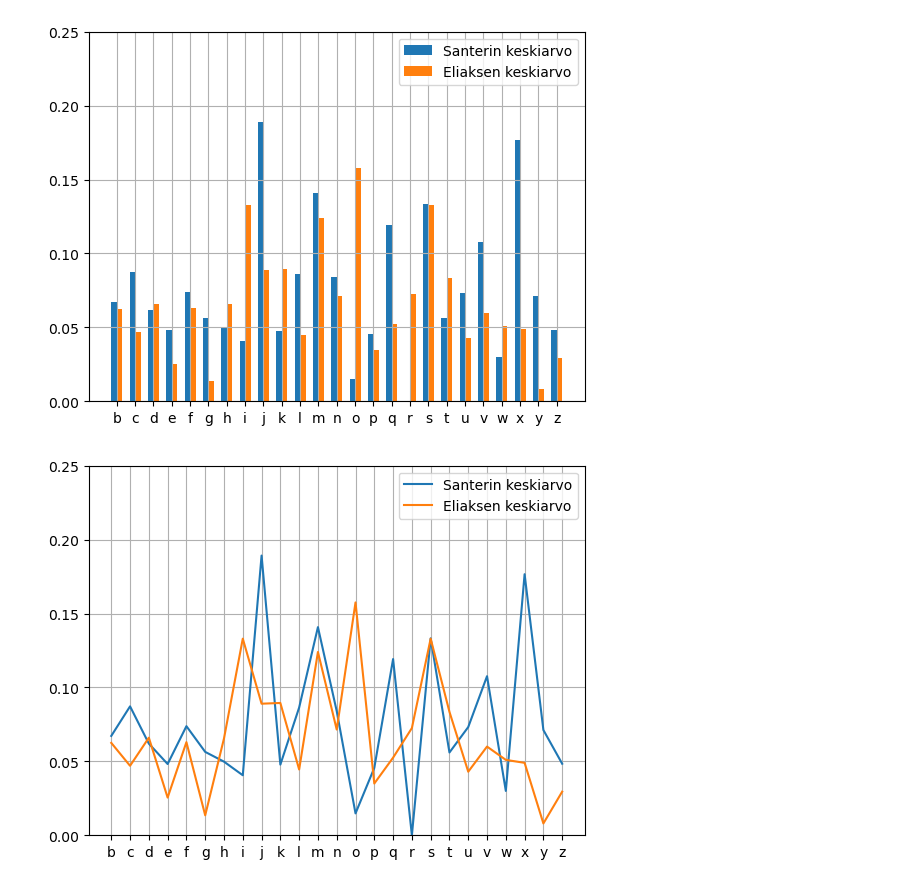
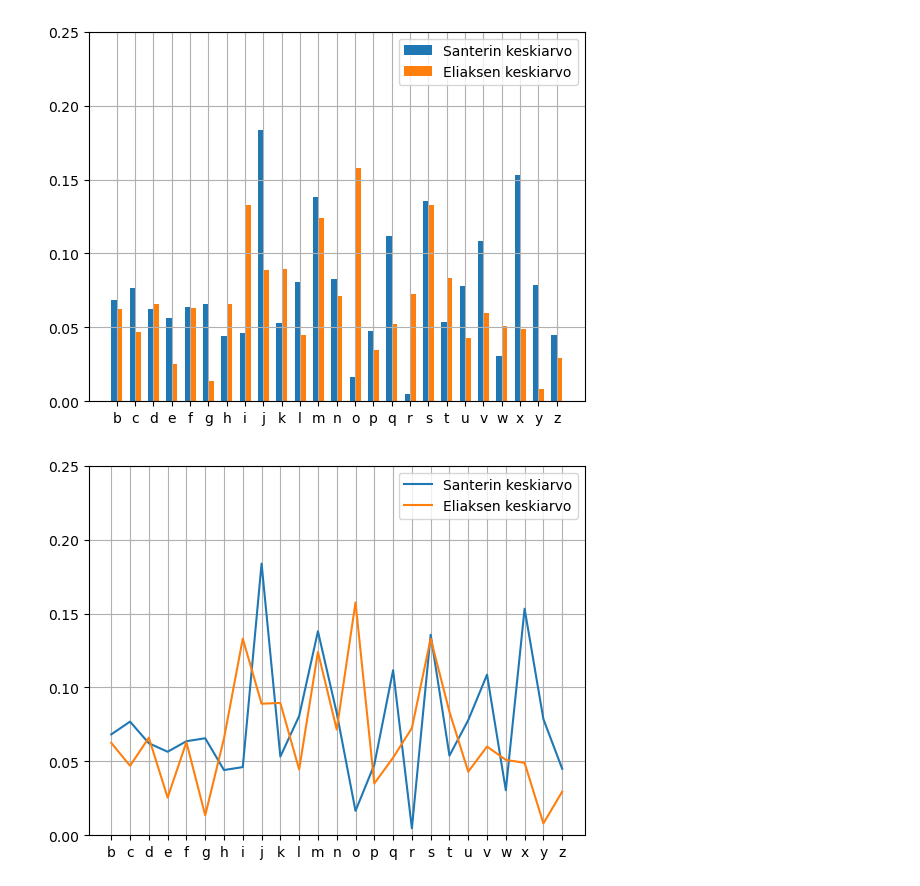
Before and after one commit to sansalv/abc-analyysi, a Jupyter notebook: abc_analyysi.ipynb, the cells around one changed output. Saved outputs shown, nothing was run; the diff lists cells and outputs as text; code cells hidden in the pictures.

```diff
--- a/abc_analyysi.ipynb
+++ b/abc_analyysi.ipynb
@@ -23,8 +23,10 @@ def listFromTimeData(path):
 # Dataframe ajoista. columneilla kirjaimet
 df = pd.DataFrame(columns=abc)
 
-timeFiles = ['santeri1995.txt', 'santeri1987.txt', 'santeri1878.txt',
-             'santeri1865.txt', 'santeri1821.txt', 'elias1699.txt', 'elias1639.txt']
+timeFiles = ['santeri1995.txt', 'santeri1987.txt', 'santeri1962.txt',
+             'santeri1878.txt', 'santeri1865.txt', 'santeri1852.txt',
+             'santeri1821.txt', 'santeri1726.txt',
+             'elias1699.txt', 'elias1639.txt']
 
 for i in range(len(timeFiles)):
     df.loc[i] = listFromTimeData(timeFiles[i])
@@ -111,23 +110,23 @@ plt.show()
 # %%
 # Santeri vs Elias keskiarvoaika/kirjain
 
-dfs = df_diff[:5].mean().T
-dfe = df_diff[5:].mean().T
+dfs = df_diff[:8].mean().T
+dfe = df_diff[8:].mean().T
 
 X = abc[1:]
 X_axis = np.arange(25)
 sep = 0.15
 
 plt.bar(X_axis-sep, dfs, width=0.3, label='Santerin keskiarvo')
 plt.bar(X_axis+sep, dfe, width=0.3, label='Eliaksen keskiarvo')
 plt.xticks(X_axis, X)
 
 plt.ylim(0,0.25)
 plt.grid()
 plt.legend()
 plt.show()
 # %% [output]
-[figure, old version]
+[figure, new version]
 # %%
 # Sama mutta normaali plotti (keskiarvoaika/kirjain)
 
@@ -139,4 +138,4 @@ plt.grid()
 plt.legend()
 plt.show()
 # %% [output]
-[figure, old version]
+[figure, new version]
```
Also changed, not shown: parts of 4 cells of this notebook.
